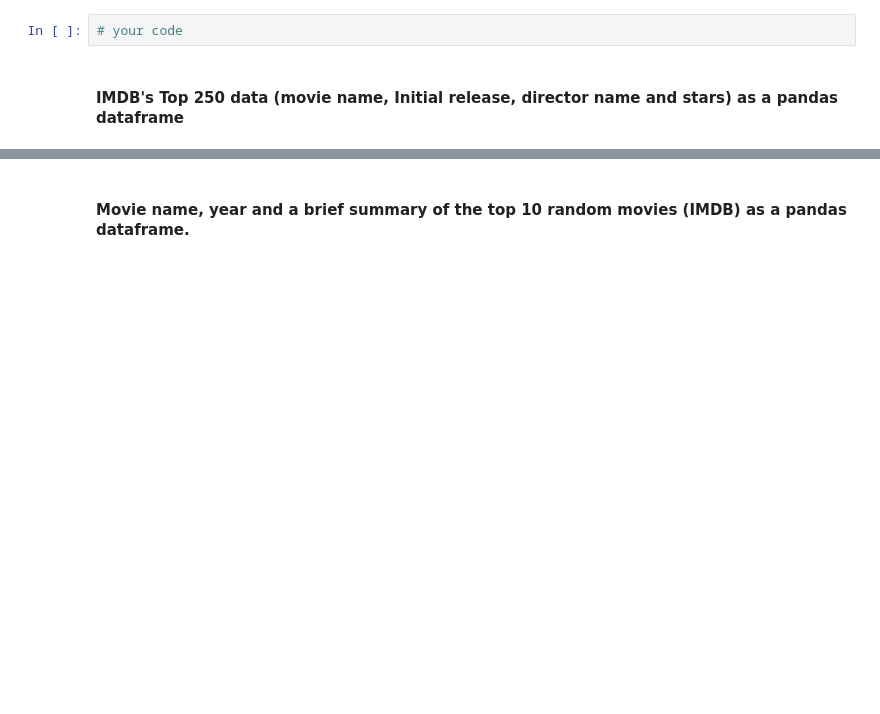
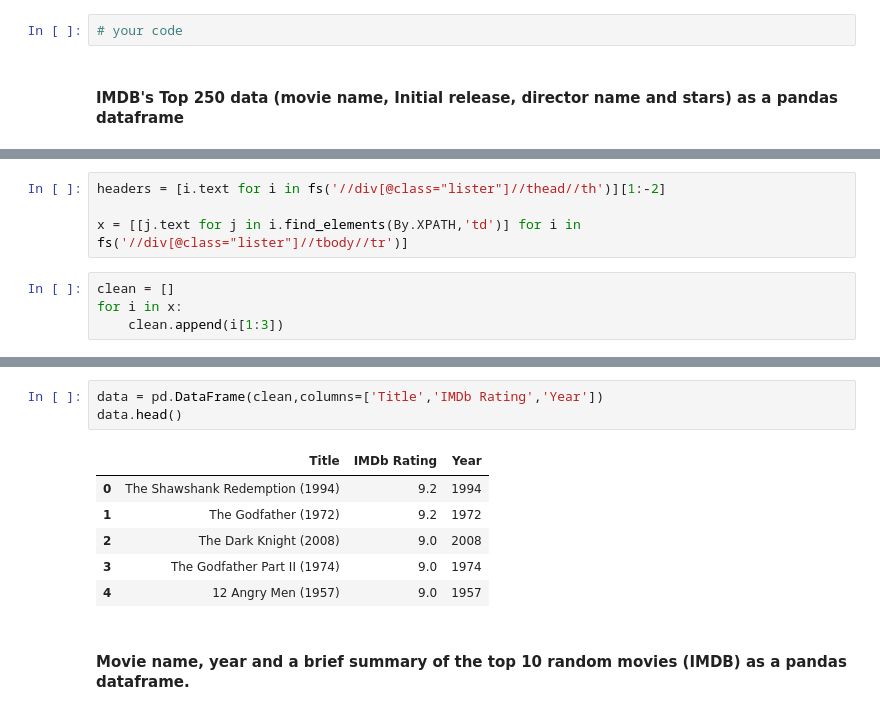
Before and after one commit to Ironhack-Data-Madrid-Enero-2023/4.3-lab-web-scraping-selenium, a Jupyter notebook: your-code/main.ipynb, the cells around one changed output, grey strips where cells are left out. Drawn from its saved outputs; the diff is of its cells as text; blank space fills up the shorter version.

```diff
--- a/your-code/main.ipynb
+++ b/your-code/main.ipynb
@@ -367,0 +362,8 @@ url = 'https://www.imdb.com/chart/top'
+# %%
+headers = [i.text for i in fs('//div[@class="lister"]//thead//th')][1:-2]
+
+x = [[j.text for j in i.find_elements(By.XPATH,'td')] for i in fs('//div[@class="lister"]//tbody//tr')]
+# %%
+clean = []
+for i in x:
+    clean.append(i[1:3])
@@ -368,3 +395,13 @@ url = 'https://www.imdb.com/chart/top'
+# %%
+data = pd.DataFrame(clean,columns=['Title','IMDb Rating','Year'])
+data.head()
+# %% [output]
+|  | Title | IMDb Rating | Year |
+| 0 | The Shawshank Redemption (1994) | 9.2 | 1994 |
+| 1 | The Godfather (1972) | 9.2 | 1972 |
+| 2 | The Dark Knight (2008) | 9.0 | 2008 |
+| 3 | The Godfather Part II (1974) | 9.0 | 1974 |
+| 4 | 12 Angry Men (1957) | 9.0 | 1957 |
 # %% [markdown]
 #### Movie name, year and a brief summary of the top 10 random movies (IMDB) as a pandas dataframe.
 # %%
```
Also changed, not shown: parts of 8 cells of this notebook.
